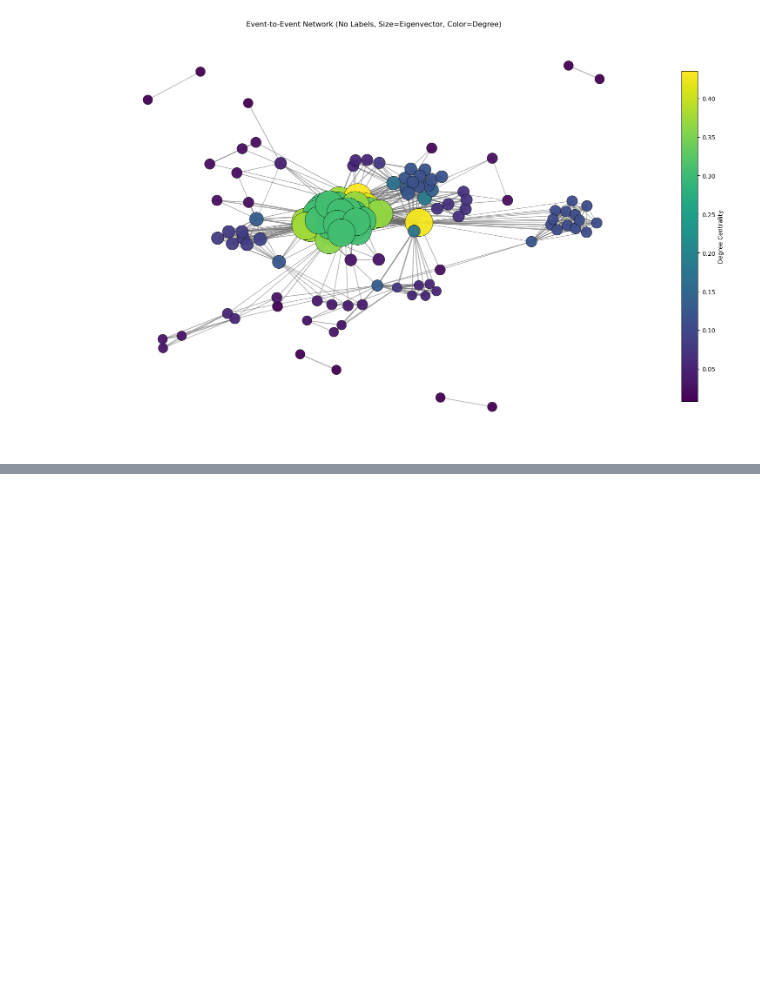
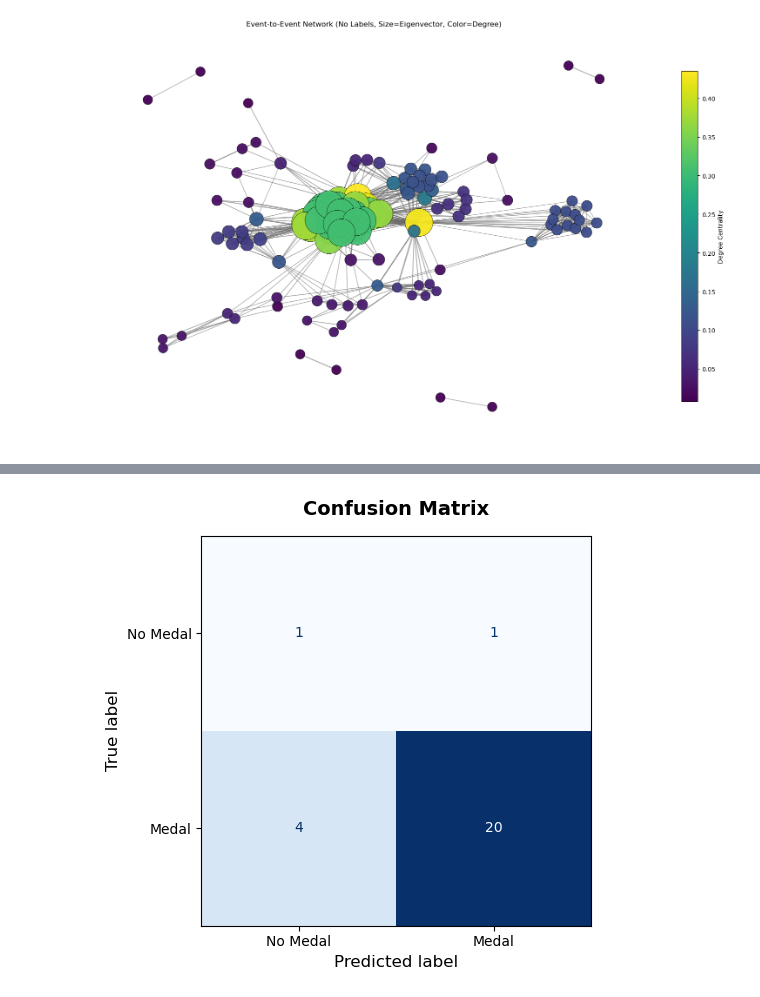
Before and after one commit to andresprincipe/jhu_patterns_and_reps_final, a Jupyter notebook: analysis_modeling.ipynb, the cells around one changed output, grey strips where cells are left out. Drawn from its saved outputs; the diff is of its cells as text; code cells hidden in the pictures; blank space fills up the shorter version.

```diff
--- a/analysis_modeling.ipynb
+++ b/analysis_modeling.ipynb
@@ -211,0 +233,89 @@ else:
+# %%
+from sklearn.ensemble import RandomForestClassifier
+from sklearn.model_selection import train_test_split
+from sklearn.preprocessing import LabelEncoder
+from sklearn.metrics import classification_report, confusion_matrix, ConfusionMatrixDisplay
+from imblearn.over_sampling import SMOTE
+# Identify US athletes with data on height, state, age
+usa_names = DATA_DICT['athlete_profiles']['athlete_full_name'].unique()
+olympic_athletes = DATA_DICT['olympic_athletes'].copy()
+usa_all = olympic_athletes[olympic_athletes['athlete_full_name'].isin(usa_names)].copy()
+
+# Calculate age at first game based on birth year
+usa_all['game_year'] = usa_all['first_game'].str.extract(r'(\d{4})').astype(float)
+usa_all['age'] = usa_all['game_year'] - usa_all['athlete_year_birth']
+
+# Data Preprocessing
+profiles = DATA_DICT['athlete_profiles'].copy()
+profiles['height'] = profiles['height'].apply(parse_height_to_feet)
+profiles['height'] = pd.to_numeric(profiles['height'], errors='coerce')
+profiles['city'], profiles['state'] = zip(
+    *profiles['hometown'].apply(extract_city_state)
+)
+
+usa_all = pd.merge(
+    usa_all,
+    profiles[['athlete_full_name', 'height', 'state']],
+    on='athlete_full_name',
+    how='left'
+)
+
+# Identify Medalists
+usa_all['medaled'] = usa_all['athlete_full_name'].isin(
+    athlete_bio_medals['athlete_full_name']
+).astype(int)
+
+print("Full distribution:")
+print(usa_all['medaled'].value_counts())
+
+model_df = usa_all[['age', 'height', 'state', 'medaled']].dropna().copy()
+model_df['state_encoded'] = LabelEncoder().fit_transform(model_df['state'])
+
+X = model_df[['age', 'height', 'state_encoded']].astype('float64')
+y = model_df['medaled']
+
+print(f"\nTotal samples: {len(y)}")
+print(f"Medalists:     {y.sum()}")
+print(f"Non-medalists: {(y==0).sum()}")
+
+# Train / test split
+X_train, X_test, y_train, y_test = train_test_split(
+    X, y, test_size=0.2, random_state=42, stratify=y
+)
+
+# SMOTE due to data skewed more toward medalists
+smote = SMOTE(random_state=42)
+X_train_res, y_train_res = smote.fit_resample(X_train, y_train)
+
+# Random Forest Classifier
+rf = RandomForestClassifier(
+    n_estimators=200,
+    max_depth=4,
+    min_samples_leaf=10,
+    random_state=42,
+    n_jobs=-1,
+)
+rf.fit(X_train_res, y_train_res)
+
+# Classification Report and Accuracy Results
+y_pred = rf.predict(X_test)
+print("\nClassification report:")
+print(classification_report(y_test, y_pred, target_names=['No Medal', 'Medal']))
+
+cm = confusion_matrix(y_test, y_pred)
+fig, ax = plt.subplots(figsize=(6, 5))
+disp = ConfusionMatrixDisplay(confusion_matrix=cm, display_labels=['No Medal', 'Medal'])
+disp.plot(cmap='Blues', ax=ax, colorbar=False)
+ax.set_title('Confusion Matrix', fontsize=14, fontweight='bold', pad=15)
+ax.set_xlabel('Predicted label', fontsize=12)
+ax.set_ylabel('True label', fontsize=12)
+plt.tight_layout()
+plt.show()
+
+# Feature importances
+print("\nFeature importances:")
+print(pd.Series(
+    rf.feature_importances_,
+    index=['age', 'height', 'state']
+).sort_values(ascending=False))
+# %% [output]
@@ -211,0 +341 @@ else:
+[figure, added]
```
Also changed, not shown: parts of 3 cells of this notebook.
